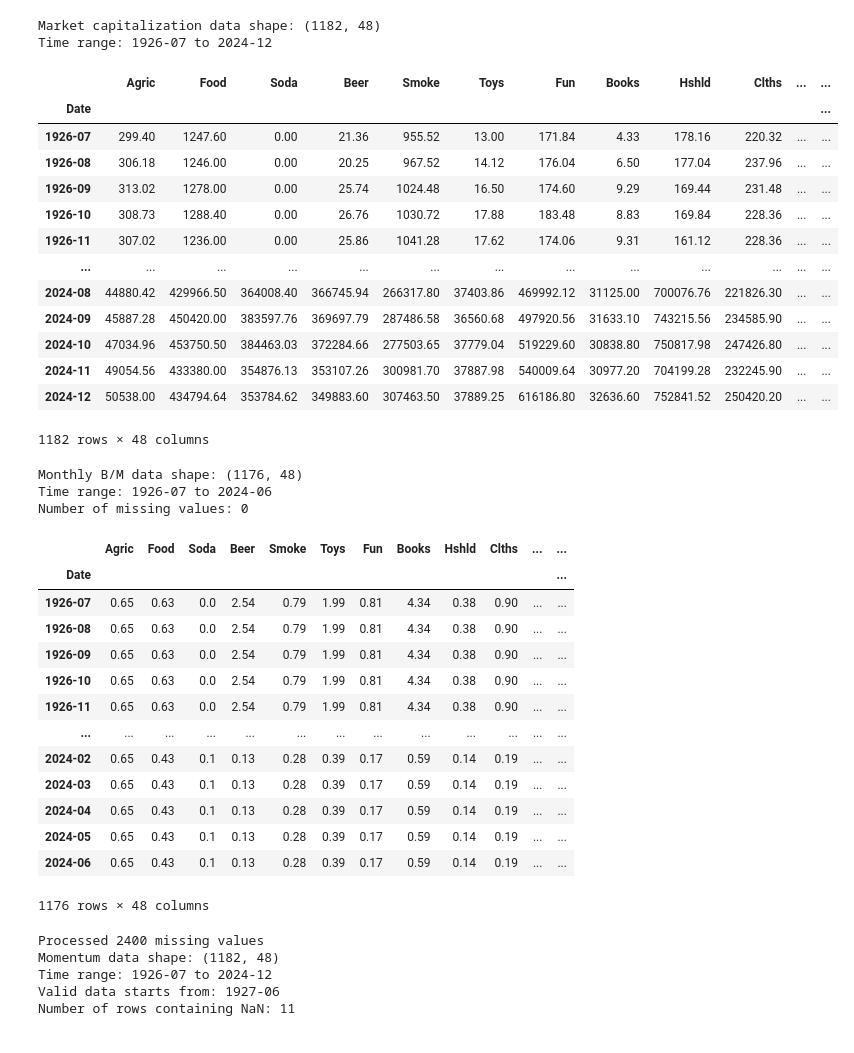
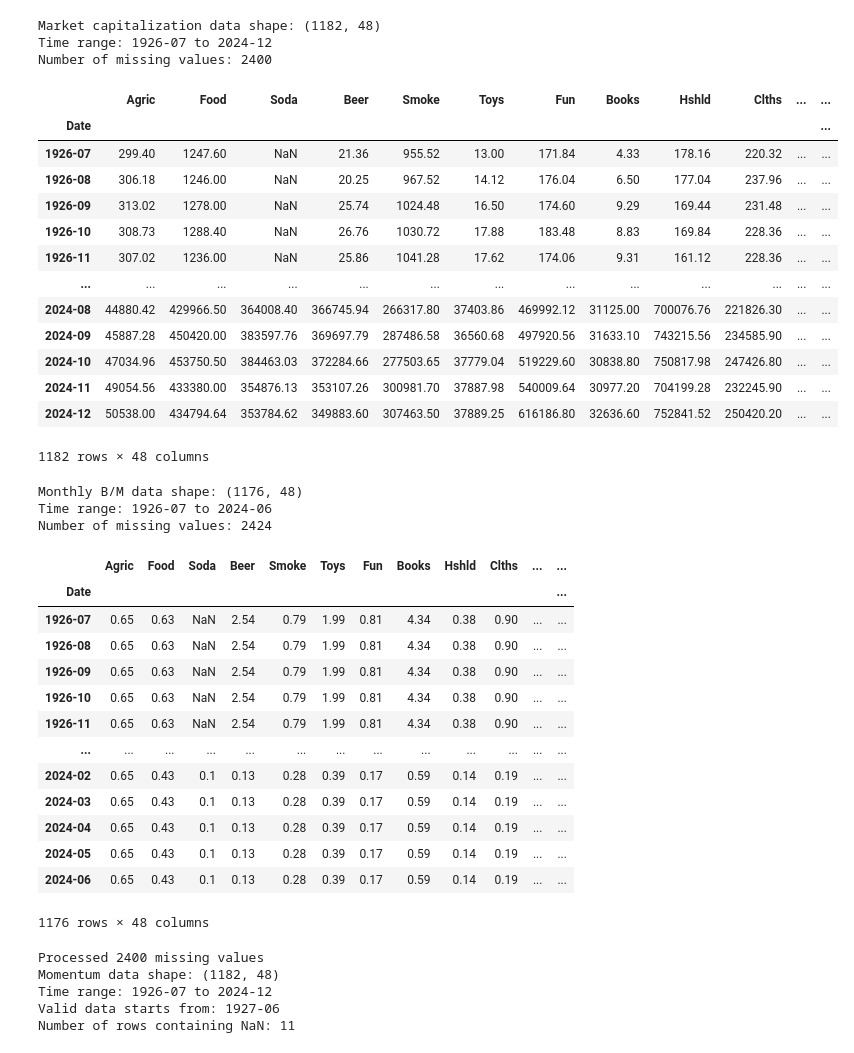
Before and after one commit to fangsitang/TP2_PortfolioManagement, a Jupyter notebook: Part_B.ipynb, the cells around one changed output. Drawn from its saved outputs; the diff is of its cells as text; code cells hidden in the pictures.

```diff
--- a/Part_B.ipynb
+++ b/Part_B.ipynb
@@ -1,5 +1,6 @@
 # %%
 ########## Question 1 - The market capitalization ##########
+
 import pandas as pd
 import numpy as np
 pd.set_option('future.no_silent_downcasting', True)
@@ -7,19 +8,19 @@ pd.set_option('future.no_silent_downcasting', True)
 # Input file path
 file_path = "48_Industry_Portfolios.CSV"
 
-# Step 1: Read data more efficiently
+# Step 1: Read data with proper missing value handling
 df_firms = pd.read_csv(
     file_path,
     skiprows=2587,
     nrows=1182,
-    na_values=[-99.99]  # Handle missing values during import
+    na_values=[-99.99, -999]  # Handle both missing value indicators
 )
 
 df_size = pd.read_csv(
     file_path,
     skiprows=3773,
     nrows=1182,
-    na_values=[-99.99]  # Handle missing values during import
+    na_values=[-99.99, -999]  # Handle both missing value indicators
 )
 
 # Step 2: Process date format
@@ -30,42 +31,42 @@ df_firms['Date'] = pd.to_datetime(df_firms['Date'], format='%Y%m', errors='coerc
 df_size['Date'] = pd.to_datetime(df_size['Date'], format='%Y%m', errors='coerce')
 
 # Step 3: Ensure numerical columns are converted to float type
 numeric_cols = df_firms.columns.drop('Date')
 for col in numeric_cols:
     df_firms[col] = pd.to_numeric(df_firms[col], errors='coerce')
     df_size[col] = pd.to_numeric(df_size[col], errors='coerce')
 
 # Step 4: Set index for calculations
 df_firms.set_index('Date', inplace=True)
 df_size.set_index('Date', inplace=True)
 
-# Step 5: Handle missing values (use interpolation instead of filling with 0)
-df_firms = df_firms.interpolate(method='time').bfill().ffill()
-df_size = df_size.interpolate(method='time').bfill().ffill()
+# Step 5: No interpolation or filling of missing values
+# Missing values will remain as NaN and not enter calculations
 
 # Step 6: Compute market capitalization
-# Compute market capitalization
 df_market_cap = df_firms * df_size
 
 # Ensure Date is PeriodIndex
 df_market_cap.index = df_market_cap.index.to_period('M')  # Convert index to PeriodIndex
 
 # Display data shape and time range
 print(f"Market capitalization data shape: {df_market_cap.shape}")
 print(f"Time range: {df_market_cap.index.min()} to {df_market_cap.index.max()}")
+print(f"Number of missing values: {df_market_cap.isna().sum().sum()}")
 
 # Display results
 df_market_cap
 # %% [output]
 Market capitalization data shape: (1182, 48)
 Time range: 1926-07 to 2024-12
+Number of missing values: 2400
 |  | Agric | Food | Soda | Beer | Smoke | Toys | Fun | Books | Hshld | Clths | ... | ... |
 | Date |  |  |  |  |  |  |  |  |  |  |  | ... |
-| 1926-07 | 299.40 | 1247.60 | 0.00 | 21.36 | 955.52 | 13.00 | 171.84 | 4.33 | 178.16 | 220.32 | ... | ... |
-| 1926-08 | 306.18 | 1246.00 | 0.00 | 20.25 | 967.52 | 14.12 | 176.04 | 6.50 | 177.04 | 237.96 | ... | ... |
-| 1926-09 | 313.02 | 1278.00 | 0.00 | 25.74 | 1024.48 | 16.50 | 174.60 | 9.29 | 169.44 | 231.48 | ... | ... |
-| 1926-10 | 308.73 | 1288.40 | 0.00 | 26.76 | 1030.72 | 17.88 | 183.48 | 8.83 | 169.84 | 228.36 | ... | ... |
-| 1926-11 | 307.02 | 1236.00 | 0.00 | 25.86 | 1041.28 | 17.62 | 174.06 | 9.31 | 161.12 | 228.36 | ... | ... |
+| 1926-07 | 299.40 | 1247.60 | NaN | 21.36 | 955.52 | 13.00 | 171.84 | 4.33 | 178.16 | 220.32 | ... | ... |
+| 1926-08 | 306.18 | 1246.00 | NaN | 20.25 | 967.52 | 14.12 | 176.04 | 6.50 | 177.04 | 237.96 | ... | ... |
+| 1926-09 | 313.02 | 1278.00 | NaN | 25.74 | 1024.48 | 16.50 | 174.60 | 9.29 | 169.44 | 231.48 | ... | ... |
+| 1926-10 | 308.73 | 1288.40 | NaN | 26.76 | 1030.72 | 17.88 | 183.48 | 8.83 | 169.84 | 228.36 | ... | ... |
+| 1926-11 | 307.02 | 1236.00 | NaN | 25.86 | 1041.28 | 17.62 | 174.06 | 9.31 | 161.12 | 228.36 | ... | ... |
 | ... | ... | ... | ... | ... | ... | ... | ... | ... | ... | ... | ... | ... |
 | 2024-08 | 44880.42 | 429966.50 | 364008.40 | 366745.94 | 266317.80 | 37403.86 | 469992.12 | 31125.00 | 700076.76 | 221826.30 | ... | ... |
 | 2024-09 | 45887.28 | 450420.00 | 383597.76 | 369697.79 | 287486.58 | 36560.68 | 497920.56 | 31633.10 | 743215.56 | 234585.90 | ... | ... |
@@ -77,15 +78,18 @@ Time range: 1926-07 to 2024-12
 ########## Question 2 - The Book-to-Market ratio ##########
 
 # Step 1: Read the "Sum of BE/Sum of ME" data
-df_BM = pd.read_csv(file_path, skiprows=4959, nrows=99)
+df_BM = pd.read_csv(
+    file_path,
+    skiprows=4959,
+    nrows=99,
+    na_values=[-99.99, -999]  # Handle both missing value indicators
+)
 
 # Rename the first column to 'Date'
 df_BM.rename(columns={df_BM.columns[0]: 'Date'}, inplace=True)
 
-# Step 2: Handle missing values in the raw data
-# First, replace -99.99 with NaN, then replace NaN with 0
-df_BM.replace(-99.99, np.nan, inplace=True)
-df_BM.fillna(0, inplace=True)
+# Step 2: No replacement of missing values with zeros
+# Missing values will remain as NaN throughout the analysis
 
 # Step 3: Create monthly data
 monthly_data = []
@@ -110,12 +114,9 @@ for i in range(len(df_BM) - 1):
 # Step 4: Create a monthly DataFrame
 df_BM_monthly = pd.DataFrame(monthly_data, columns=['Date'] + list(df_BM.columns[1:]))
 
-# Step 5: Ensure all columns are numeric and missing values are set to 0
+# Step 5: Ensure all columns are numeric, but don't fill missing values
 for col in df_BM_monthly.columns[1:]:  # Skip the 'Date' column
     df_BM_monthly[col] = pd.to_numeric(df_BM_monthly[col], errors='coerce')
-
-# Check again and fill any remaining NaN values with 0
-df_BM_monthly.fillna(0, inplace=True)
 
 # Step 6: Convert the date format to a monthly period
 df_BM_monthly['Date'] = pd.to_datetime(df_BM_monthly['Date'], errors='coerce')
@@ -125,21 +126,21 @@ df_BM_monthly.set_index('Date', inplace=True)
 # Step 7: Validate data integrity
 print(f"Monthly B/M data shape: {df_BM_monthly.shape}")
 print(f"Time range: {df_BM_monthly.index.min()} to {df_BM_monthly.index.max()}")
-print(f"Number of missing values: {df_BM_monthly.isna().sum().sum()}")  # Confirm no missing values
+print(f"Number of missing values: {df_BM_monthly.isna().sum().sum()}")
 
 # Display results
 df_BM_monthly
 # %% [output]
 Monthly B/M data shape: (1176, 48)
 Time range: 1926-07 to 2024-06
-Number of missing values: 0
+Number of missing values: 2424
 |  | Agric | Food | Soda | Beer | Smoke | Toys | Fun | Books | Hshld | Clths | ... | ... |
 | Date |  |  |  |  |  |  |  |  |  |  |  | ... |
-| 1926-07 | 0.65 | 0.63 | 0.0 | 2.54 | 0.79 | 1.99 | 0.81 | 4.34 | 0.38 | 0.90 | ... | ... |
-| 1926-08 | 0.65 | 0.63 | 0.0 | 2.54 | 0.79 | 1.99 | 0.81 | 4.34 | 0.38 | 0.90 | ... | ... |
-| 1926-09 | 0.65 | 0.63 | 0.0 | 2.54 | 0.79 | 1.99 | 0.81 | 4.34 | 0.38 | 0.90 | ... | ... |
-| 1926-10 | 0.65 | 0.63 | 0.0 | 2.54 | 0.79 | 1.99 | 0.81 | 4.34 | 0.38 | 0.90 | ... | ... |
-| 1926-11 | 0.65 | 0.63 | 0.0 | 2.54 | 0.79 | 1.99 | 0.81 | 4.34 | 0.38 | 0.90 | ... | ... |
+| 1926-07 | 0.65 | 0.63 | NaN | 2.54 | 0.79 | 1.99 | 0.81 | 4.34 | 0.38 | 0.90 | ... | ... |
+| 1926-08 | 0.65 | 0.63 | NaN | 2.54 | 0.79 | 1.99 | 0.81 | 4.34 | 0.38 | 0.90 | ... | ... |
+| 1926-09 | 0.65 | 0.63 | NaN | 2.54 | 0.79 | 1.99 | 0.81 | 4.34 | 0.38 | 0.90 | ... | ... |
+| 1926-10 | 0.65 | 0.63 | NaN | 2.54 | 0.79 | 1.99 | 0.81 | 4.34 | 0.38 | 0.90 | ... | ... |
+| 1926-11 | 0.65 | 0.63 | NaN | 2.54 | 0.79 | 1.99 | 0.81 | 4.34 | 0.38 | 0.90 | ... | ... |
 | ... | ... | ... | ... | ... | ... | ... | ... | ... | ... | ... | ... | ... |
 | 2024-02 | 0.65 | 0.43 | 0.1 | 0.13 | 0.28 | 0.39 | 0.17 | 0.59 | 0.14 | 0.19 | ... | ... |
 | 2024-03 | 0.65 | 0.43 | 0.1 | 0.13 | 0.28 | 0.39 | 0.17 | 0.59 | 0.14 | 0.19 | ... | ... |
```
Also changed, not shown: parts of 17 cells of this notebook.
